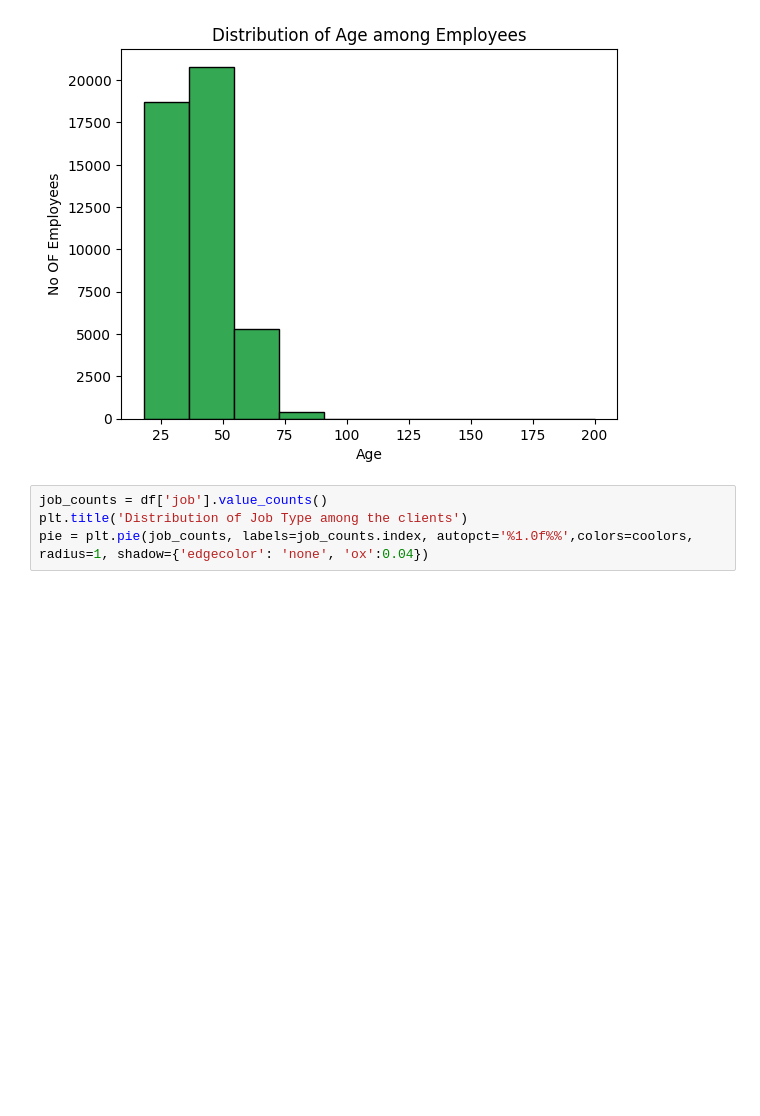
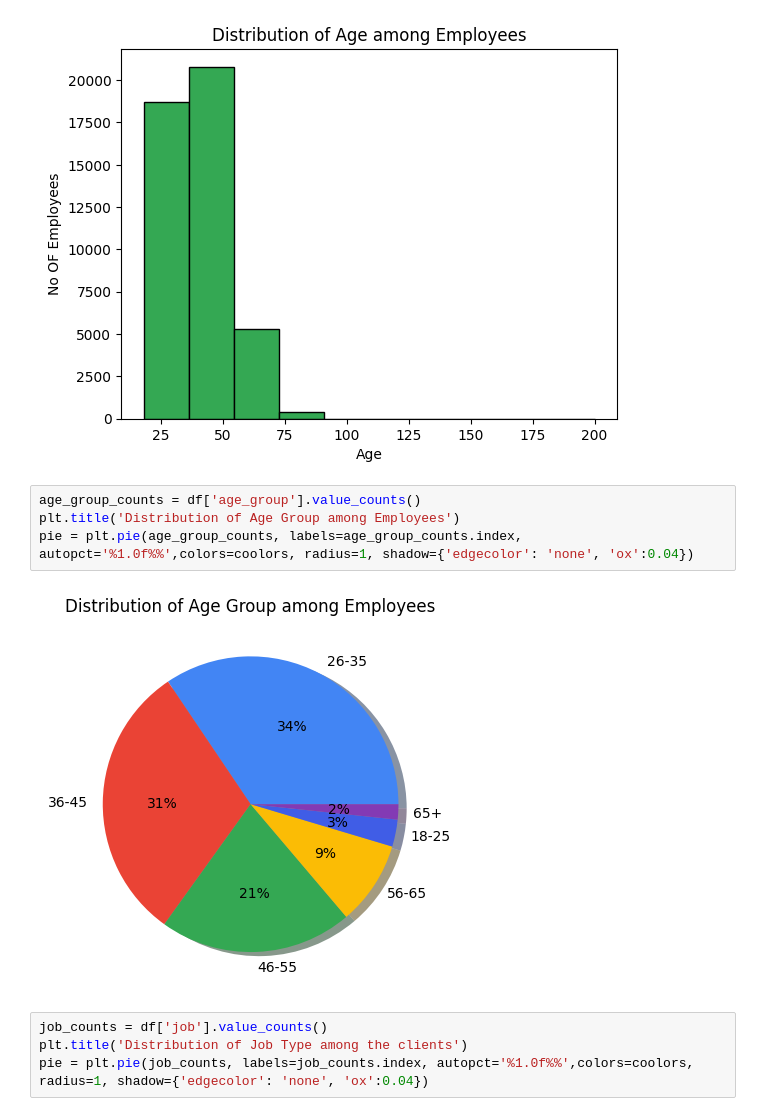
Before and after one commit to devdharaiya/Coding, a Jupyter notebook: Finlatics/Project 1.ipynb, the cells around one changed output. Drawn from its saved outputs; the diff is of its cells as text; blank space fills up the shorter version.

```diff
--- a/Finlatics/Project 1.ipynb
+++ b/Finlatics/Project 1.ipynb
@@ -14,6 +14,12 @@ plt.title('Distribution of Age among Employees')
 plt.show()
 # %% [output]
 [figure]
+# %%
+age_group_counts = df['age_group'].value_counts()
+plt.title('Distribution of Age Group among Employees')
+pie = plt.pie(age_group_counts, labels=age_group_counts.index, autopct='%1.0f%%',colors=coolors, radius=1, shadow={'edgecolor': 'none', 'ox':0.04})
+# %% [output]
+[figure, added]
 # %%
 job_counts = df['job'].value_counts()
 plt.title('Distribution of Job Type among the clients')
```
Also changed, not shown: parts of 2 cells of this notebook, 2 other files.
